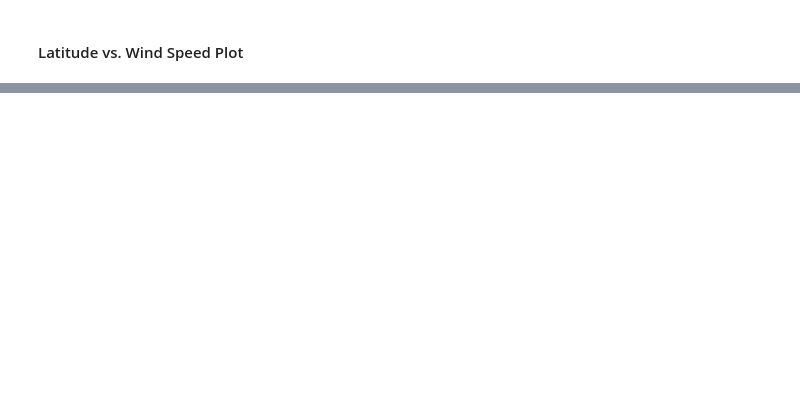
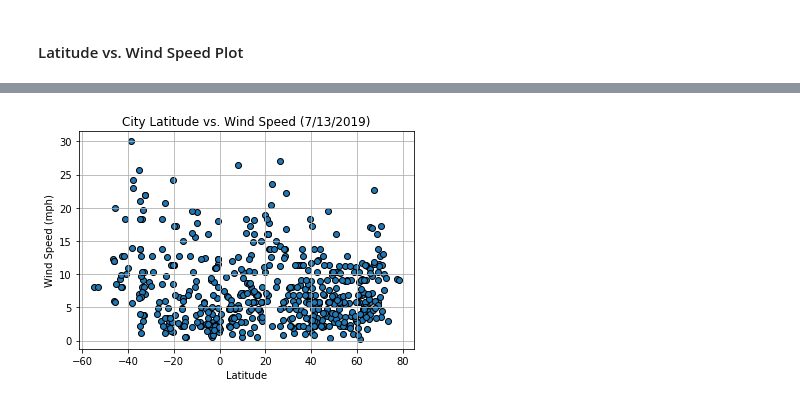
Before and after one commit to Alyrei/homework-6, a Jupyter notebook: WeatherPy.ipynb, the cells around one changed output, grey strips where cells are left out. Cells and saved outputs as stored; diff of their text form; code cells hidden in the pictures; blank space fills up the shorter version.

```diff
--- a/WeatherPy.ipynb
+++ b/WeatherPy.ipynb
@@ -123,0 +214,17 @@ dtype: int64
+# %%
+# Scatter plot for each data type
+plt.scatter(df["Lat"], df["Wind Speed"], marker="o", edgecolors="black")
+
+# Graph properties
+plt.title("City Latitude vs. Wind Speed (7/13/2019)")
+plt.ylabel("Wind Speed (mph)")
+plt.xlabel("Latitude")
+plt.grid(True)
+
+# Save the figure
+plt.savefig("./images/WindSpeedVsLat.png")
+
+# Show plot
+plt.show()
+# %% [output]
+[figure, added]
```
Also changed, not shown: parts of 16 cells of this notebook, 5 other files.
